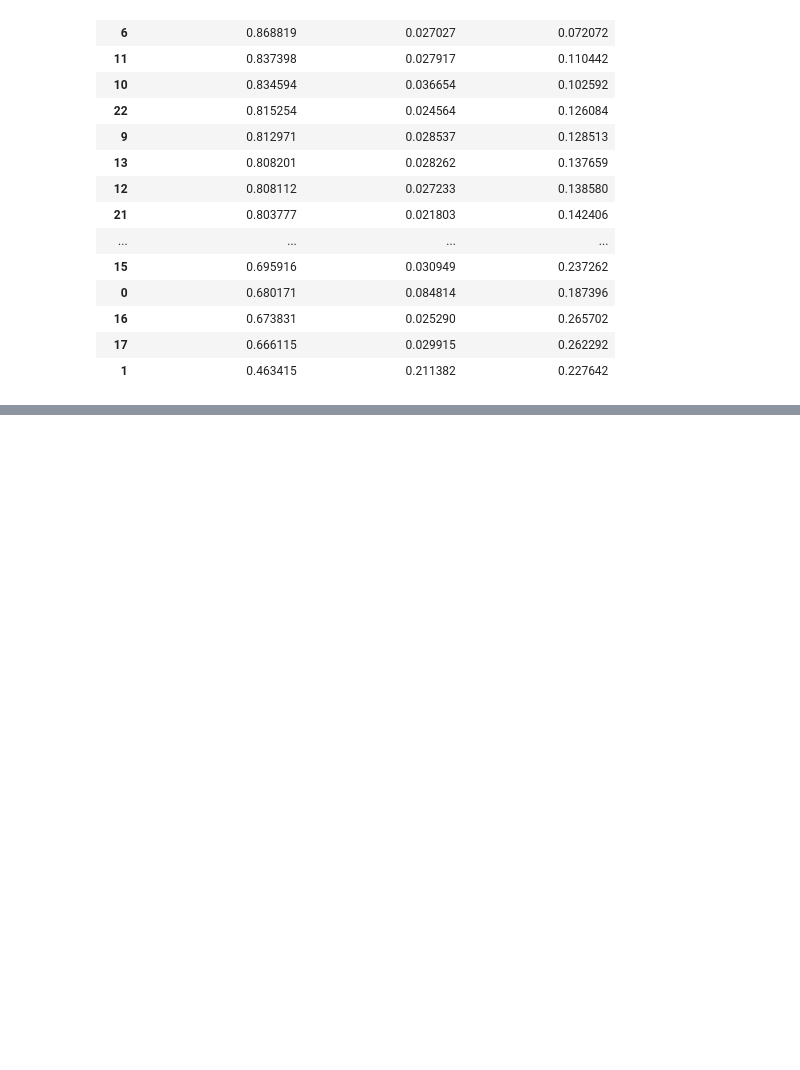
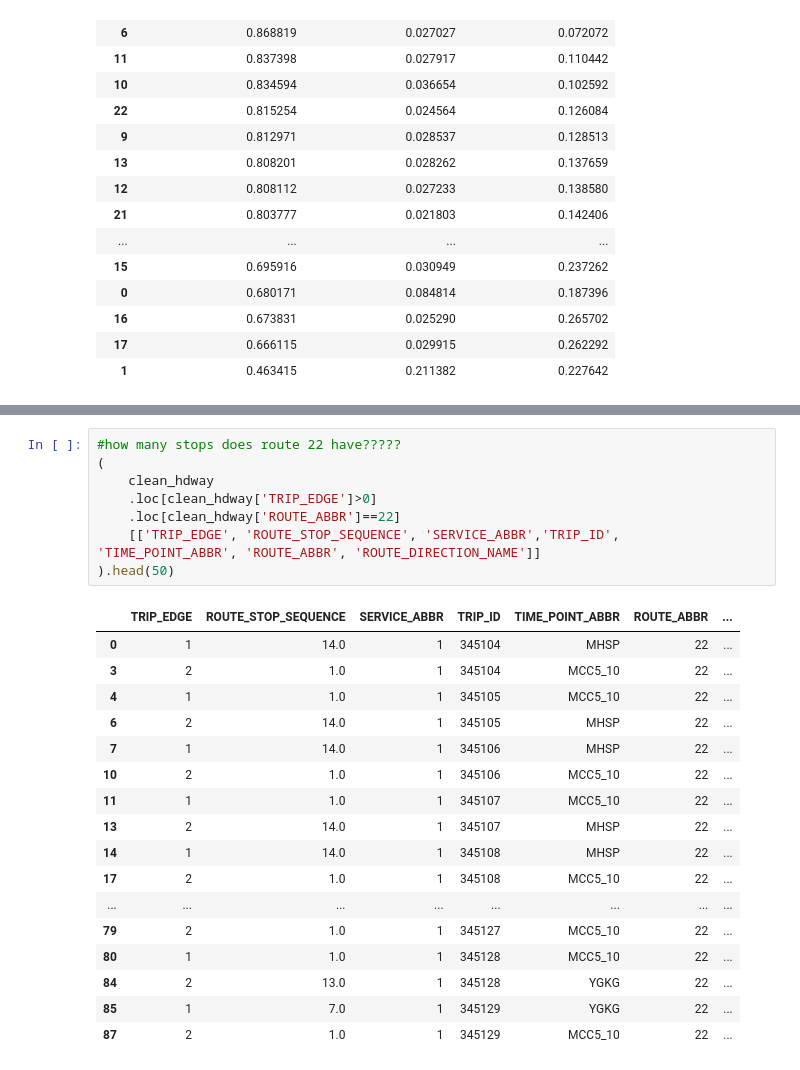
Before and after one commit to NSS-Data-Analytics-Cohort-11/wego-the-great-khans, a Jupyter notebook: notebooks/WeGo exploration.ipynb, the cells around one changed output, grey strips where cells are left out. Cells and saved outputs as stored; diff of their text form; blank space fills up the shorter version.

```diff
--- a/notebooks/WeGo exploration.ipynb
+++ b/notebooks/WeGo exploration.ipynb
@@ -987,0 +1111,26 @@ plt.show()
+# %%
+#how many stops does route 22 have?????
+(
+    clean_hdway
+    .loc[clean_hdway['TRIP_EDGE']>0]
+    .loc[clean_hdway['ROUTE_ABBR']==22]
+    [['TRIP_EDGE', 'ROUTE_STOP_SEQUENCE', 'SERVICE_ABBR','TRIP_ID', 'TIME_POINT_ABBR', 'ROUTE_ABBR', 'ROUTE_DIRECTION_NAME']]
+).head(50)
+# %% [output]
+|  | TRIP_EDGE | ROUTE_STOP_SEQUENCE | SERVICE_ABBR | TRIP_ID | TIME_POINT_ABBR | ROUTE_ABBR | ... |
+| 0 | 1 | 14.0 | 1 | 345104 | MHSP | 22 | ... |
+| 3 | 2 | 1.0 | 1 | 345104 | MCC5_10 | 22 | ... |
+| 4 | 1 | 1.0 | 1 | 345105 | MCC5_10 | 22 | ... |
+| 6 | 2 | 14.0 | 1 | 345105 | MHSP | 22 | ... |
+| 7 | 1 | 14.0 | 1 | 345106 | MHSP | 22 | ... |
+| 10 | 2 | 1.0 | 1 | 345106 | MCC5_10 | 22 | ... |
+| 11 | 1 | 1.0 | 1 | 345107 | MCC5_10 | 22 | ... |
+| 13 | 2 | 14.0 | 1 | 345107 | MHSP | 22 | ... |
+| 14 | 1 | 14.0 | 1 | 345108 | MHSP | 22 | ... |
+| 17 | 2 | 1.0 | 1 | 345108 | MCC5_10 | 22 | ... |
+| ... | ... | ... | ... | ... | ... | ... | ... |
+| 79 | 2 | 1.0 | 1 | 345127 | MCC5_10 | 22 | ... |
+| 80 | 1 | 1.0 | 1 | 345128 | MCC5_10 | 22 | ... |
+| 84 | 2 | 13.0 | 1 | 345128 | YGKG | 22 | ... |
+| 85 | 1 | 7.0 | 1 | 345129 | YGKG | 22 | ... |
+| 87 | 2 | 1.0 | 1 | 345129 | MCC5_10 | 22 | ... |
```
Also changed, not shown: parts of 53 cells of this notebook, 3 other files.
